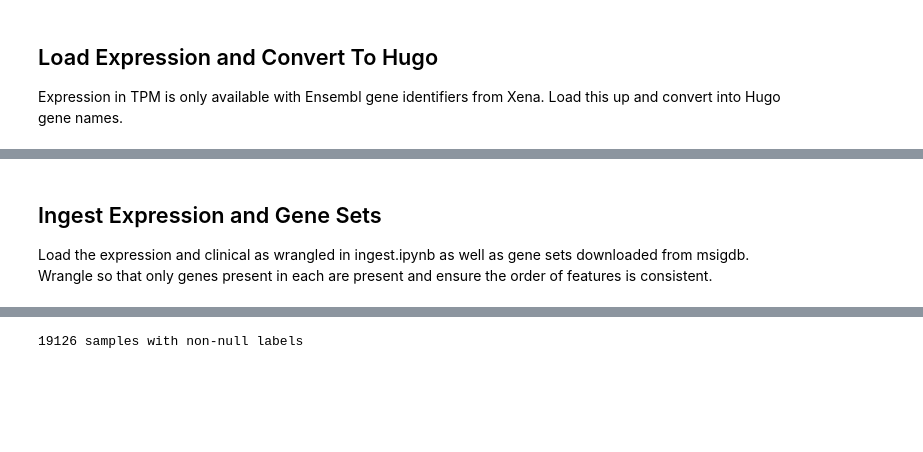
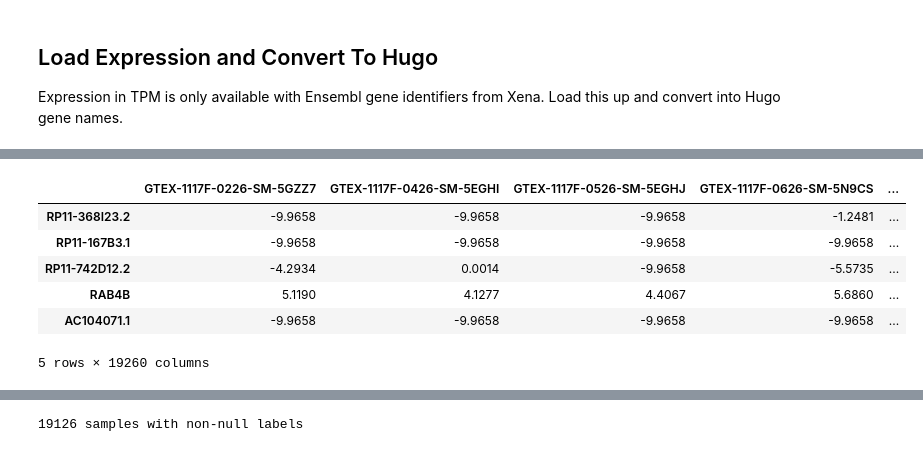
Before and after one commit to rcurrie/tumornormal, a Jupyter notebook: genesets.ipynb, the cells around one changed output, grey strips where cells are left out. Saved outputs shown, nothing was run; the diff lists cells and outputs as text; code cells hidden in the pictures; blank space fills up the shorter version.

```diff
--- a/genesets.ipynb
+++ b/genesets.ipynb
@@ -70,4 +54,10 @@ X.head()
-# %% [markdown]
-## Ingest Expression and Gene Sets
-
-Load the expression and clinical as wrangled in ingest.ipynb as well as gene sets downloaded from msigdb. Wrangle so that only genes present in each are present and ensure the order of features is consistent.
+# %%
+expression_hugo.head()
+# %% [output]
+|  | GTEX-1117F-0226-SM-5GZZ7 | GTEX-1117F-0426-SM-5EGHI | GTEX-1117F-0526-SM-5EGHJ | GTEX-1117F-0626-SM-5N9CS | ... |
+| RP11-368I23.2 | -9.9658 | -9.9658 | -9.9658 | -1.2481 | ... |
+| RP11-167B3.1 | -9.9658 | -9.9658 | -9.9658 | -9.9658 | ... |
+| RP11-742D12.2 | -4.2934 | 0.0014 | -9.9658 | -5.5735 | ... |
+| RAB4B | 5.1190 | 4.1277 | 4.4067 | 5.6860 | ... |
+| AC104071.1 | -9.9658 | -9.9658 | -9.9658 | -9.9658 | ... |
+5 rows × 19260 columns
```
Also changed, not shown: parts of 44 cells of this notebook, 1 other file.
